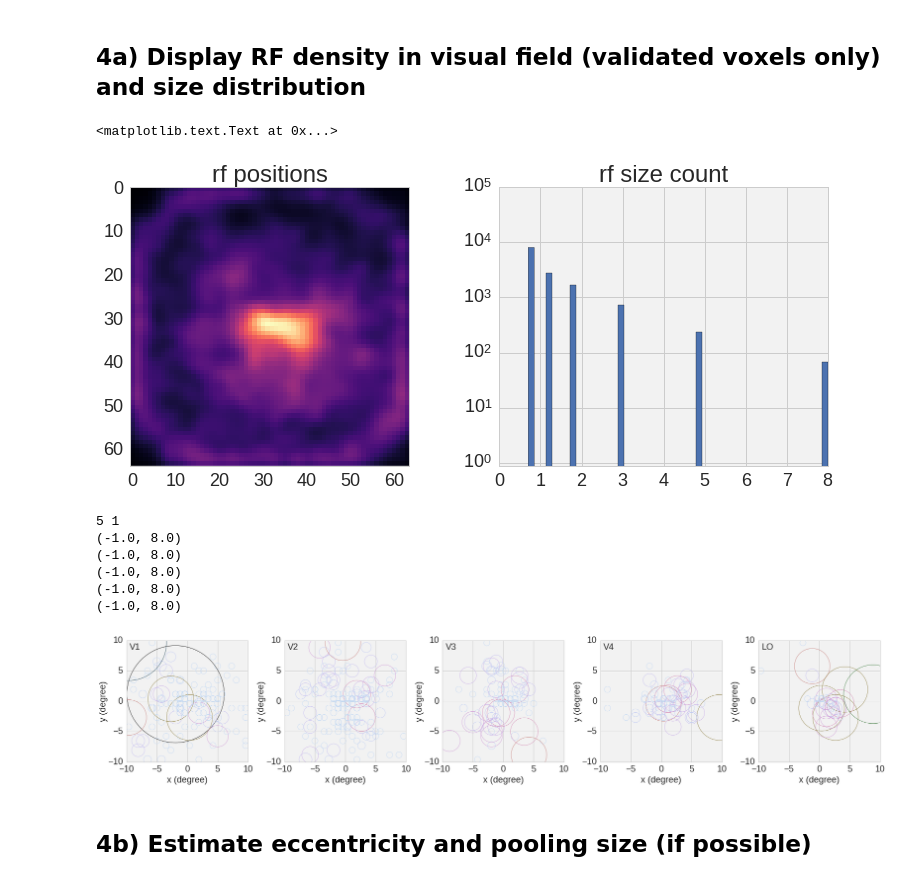
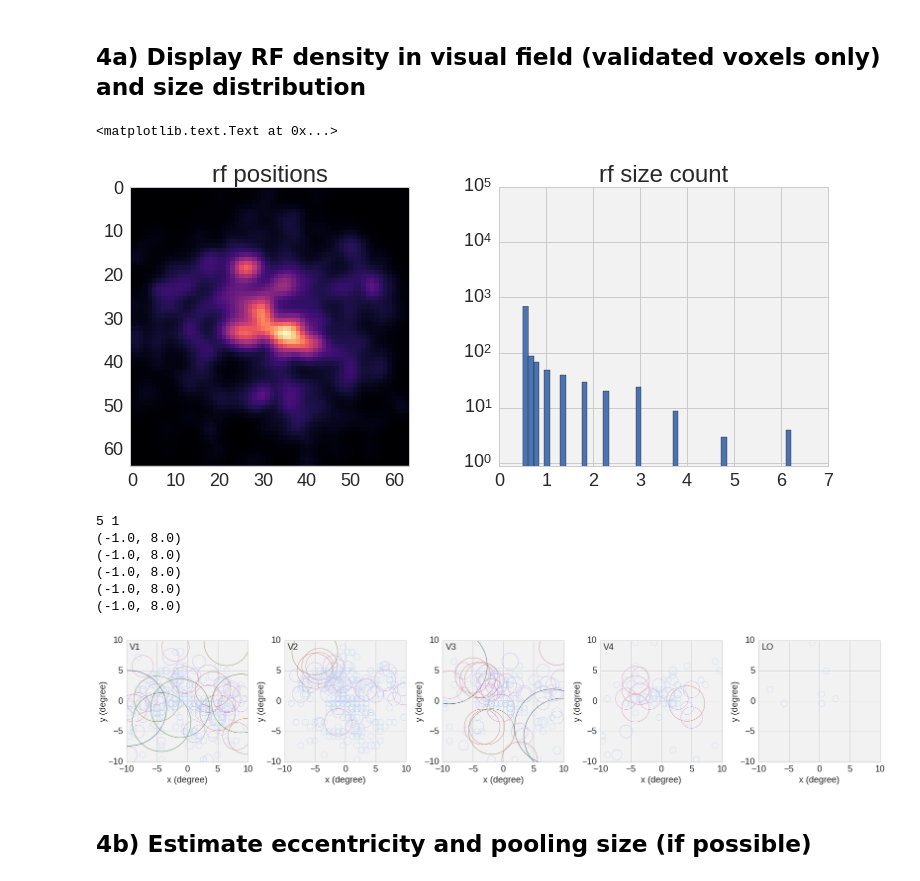
Before and after one commit to styvesg/fwrf, a Jupyter notebook: fwrf_analysis_template.ipynb, the cells around one changed output. Drawn from its saved outputs; the diff is of its cells as text; code cells hidden in the pictures.

```diff
--- a/fwrf_analysis_template.ipynb
+++ b/fwrf_analysis_template.ipynb
@@ -130,8 +131,22 @@ anatomical_mask = load_mask_from_nii(dataset_dir+"Sub1_Anat_msk.nii.gz")
 # %% [markdown]
 # 2a) LOAD THE RESULTS FOR MODEL 1
 # %%
-m1_file_name = 'fwrf_deepnet_S1_Mar-25-2017_1549_data' #refnet_fwrf/fwrf_model_S2_Mar-03-2017_0036' #'fwrf_model_S1_Feb-24-2017_1651_superdense_small_rf_size'
-m1_part_name = 'fwrf_deepnet_S1_Mar-25-2017_1549_part' #'refnet_fwrf/fwrf_part_S2_Mar-03-2017_0036'
+#m1_file_name = 'fwrf_gabor_S1_Mar-24-2017_1455_data'
+#m1_part_name = 'fwrf_gabor_S1_Mar-24-2017_1455_part'
+
+m1_file_name = 'fwrf_deepnet_S2_May-06-2017_1225_data'
+m1_part_name = 'fwrf_deepnet_S2_May-06-2017_1225_part'
+
+# nx=15, ns=8
+#m1_file_name = 'fwrf_deepnet_S1_Mar-25-2017_1549_data'
+#m1_part_name = 'fwrf_deepnet_S1_Mar-25-2017_1549_part'
+
+# nx=10, ns=6
+#m1_file_name = 'fwrf_deepnet_S1_Mar-21-2017_1717_data'
+#m1_part_name = 'fwrf_deepnet_S1_Mar-21-2017_1717_part'
+
+# nx=6, ns=6
+#m1_file_name = 'fwrf_deepnet_S1_Apr-26-2017_1057_data'
 
 data_file = open(input_dir + "%s.pkl" % m1_file_name, 'rb')
 part_file = open(input_dir + "%s.pkl" % m1_part_name, 'rb')
@@ -209,8 +219,14 @@ plt.colorbar()
 #m2_file_name = 'fwrf_deepnet_S1_Mar-26-2017_2035_layerwise_data'
 #m2_part_name = 'fwrf_deepnet_S1_Mar-26-2017_2035_layerwise_part'
 
-m2_file_name = 'fwrf_gabor_S1_Mar-24-2017_1455_data'
-m2_part_name = 'fwrf_gabor_S1_Mar-24-2017_1455_part'
+m2_file_name = 'fwrf_gabor_S2_Mar-22-2017_1625_data'
+m2_part_name = 'fwrf_gabor_S2_Mar-22-2017_1625_part'
+
+#m2_file_name = 'fwrf_gabor_S1_Mar-24-2017_1455_data'
+#m2_part_name = 'fwrf_gabor_S1_Mar-24-2017_1455_part'
+
+# nx=6, ns=6
+#m2_file_name = 'fwrf_deepnet_S1_Apr-27-2017_1601_data'
 
 data_file = open(input_dir + "%s.pkl" % m2_file_name, 'rb')
 part_file = open(input_dir + "%s.pkl" % m2_part_name, 'rb')
@@ -360,6 +399,8 @@ for roi, value  in enumerate(iterate_roi(rg, voxelROI.flatten(), roi_names)):
 m_name      = m1_name
 m_data_dict = m1_data_dict
 m_part_dict = m1_part_dict
+# %%
+cc_th = 0.27
 # %% [markdown]
 ## 3a) Display RF density in visual field (validated voxels only) and size distribution
 # %%
@@ -755,18 +797,18 @@ m_part_dict = m2_part_dict
 # %%
 plt.figure(figsize=(20,5))
 plt.subplot(1,3,1)
-cc_mask = m_data_dict['val_cc']>0.
+cc_mask = m_data_dict['val_cc']>cc_th
 _,_,g_stack = pnu.make_gaussian_stack(m_data_dict['models'][cc_mask,0], m_data_dict['models'][cc_mask,1], m_data_dict['models'][cc_mask,2], 64, size=20., dtype=np.float32)
 plt.imshow(np.sum(g_stack, axis=0), cmap='magma', interpolation='None')
 plt.grid('off')
 plt.title('rf positions')
 plt.subplot(1,3,2)
-_=plt.hist(m1_data_dict['models'][cc_mask,2], bins=50, log=True)
+_=plt.hist(m_data_dict['models'][cc_mask,2], bins=50, log=True)
 plt.ylim([0.9,1e5])
 plt.title('rf size count')
 # %% [output]
 <matplotlib.text.Text at 0x...>
-[figure, old version]
+[figure, new version]
 # %%
 import matplotlib.colors as colors
 import matplotlib.cm as cmx
@@ -791,7 +833,7 @@ pruning_dist = _pruning_dist(1.)
 # %%
 rg = roi_main
 nROI = len(rg)
-prune_frac = 0.75
+prune_frac = 0.3
 pruning_dist = _pruning_dist(prune_frac)
 
 cc_mask = m_data_dict['val_cc']>0.2
@@ -822,7 +864,7 @@ for roi, value  in enumerate(iterate_roi(rg, voxelROI.flatten(), roi_names)):
 (-1.0, 8.0)
 (-1.0, 8.0)
 (-1.0, 8.0)
-[figure, old version]
+[figure, new version]
 # %% [markdown]
 ## 4b) Estimate eccentricity and pooling size (if possible)
 # %%
```
Also changed, not shown: parts of 50 cells of this notebook.
